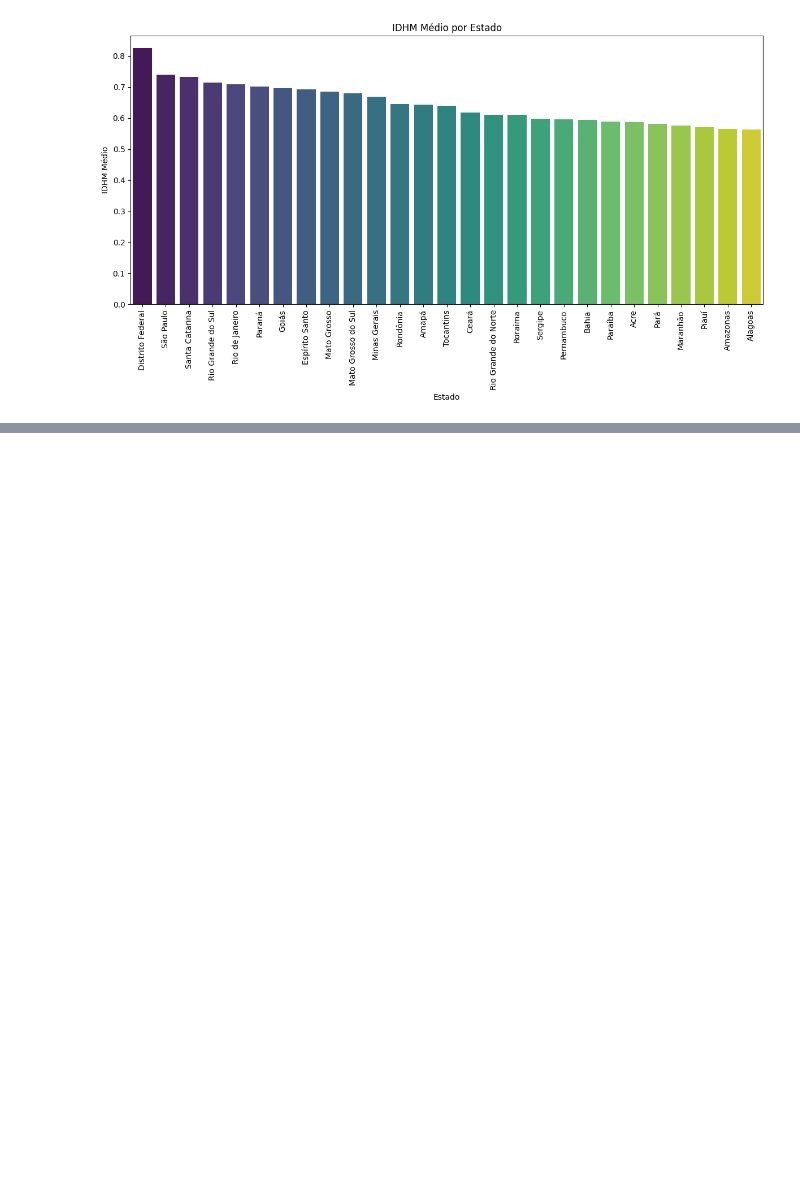
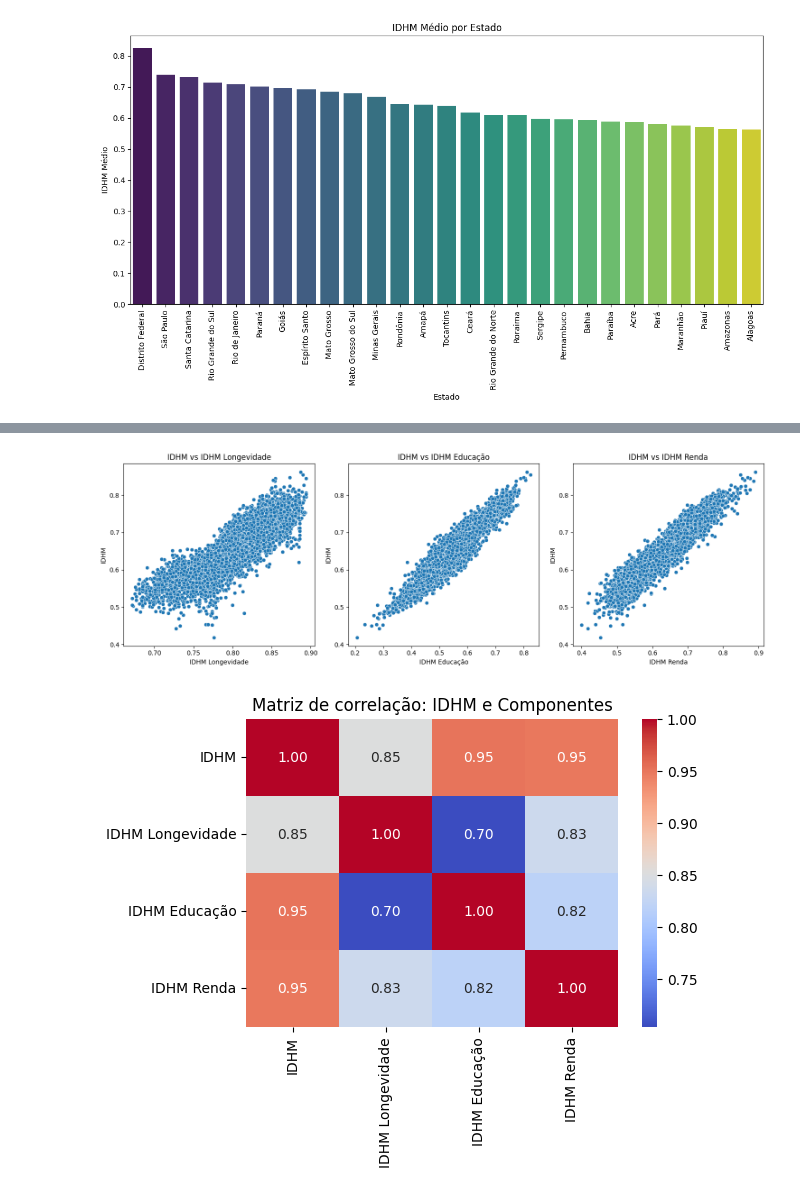
Before and after one commit to luanrdias23/Projeto-IDH-Data-Analitycs, a Jupyter notebook: IDH.ipynb, the cells around one changed output, grey strips where cells are left out. Cells and saved outputs as stored; diff of their text form; code cells hidden in the pictures; blank space fills up the shorter version.

```diff
--- a/IDH.ipynb
+++ b/IDH.ipynb
@@ -165,0 +171,23 @@ Passing `palette` without assigning `hue` is deprecated and will be removed in v
+# %%
+# Analisar a relação entre o IDHM e seus componentes
+components = ['IDHM Longevidade', 'IDHM Educação', 'IDHM Renda']
+plt.figure(figsize=(15, 5))
+
+for i, comp in enumerate(components):
+    plt.subplot(1, 3, i + 1)
+    sb.scatterplot(x=comp, y='IDHM', data=def_IDH)
+    plt.title(f'IDHM vs {comp}')
+
+plt.tight_layout()
+plt.show()
+
+# Matriz de correlação
+
+correlation_matrix = def_IDH[['IDHM'] + components].corr()
+plt.figure(figsize=(6, 4))
+sb.heatmap(correlation_matrix, annot=True, cmap='coolwarm', fmt=".2f")
+plt.title('Matriz de correlação: IDHM e Componentes')
+plt.show()
+# %% [output]
+[figure, added]
+[figure, added]
```
Also changed, not shown: parts of 5 cells of this notebook.
